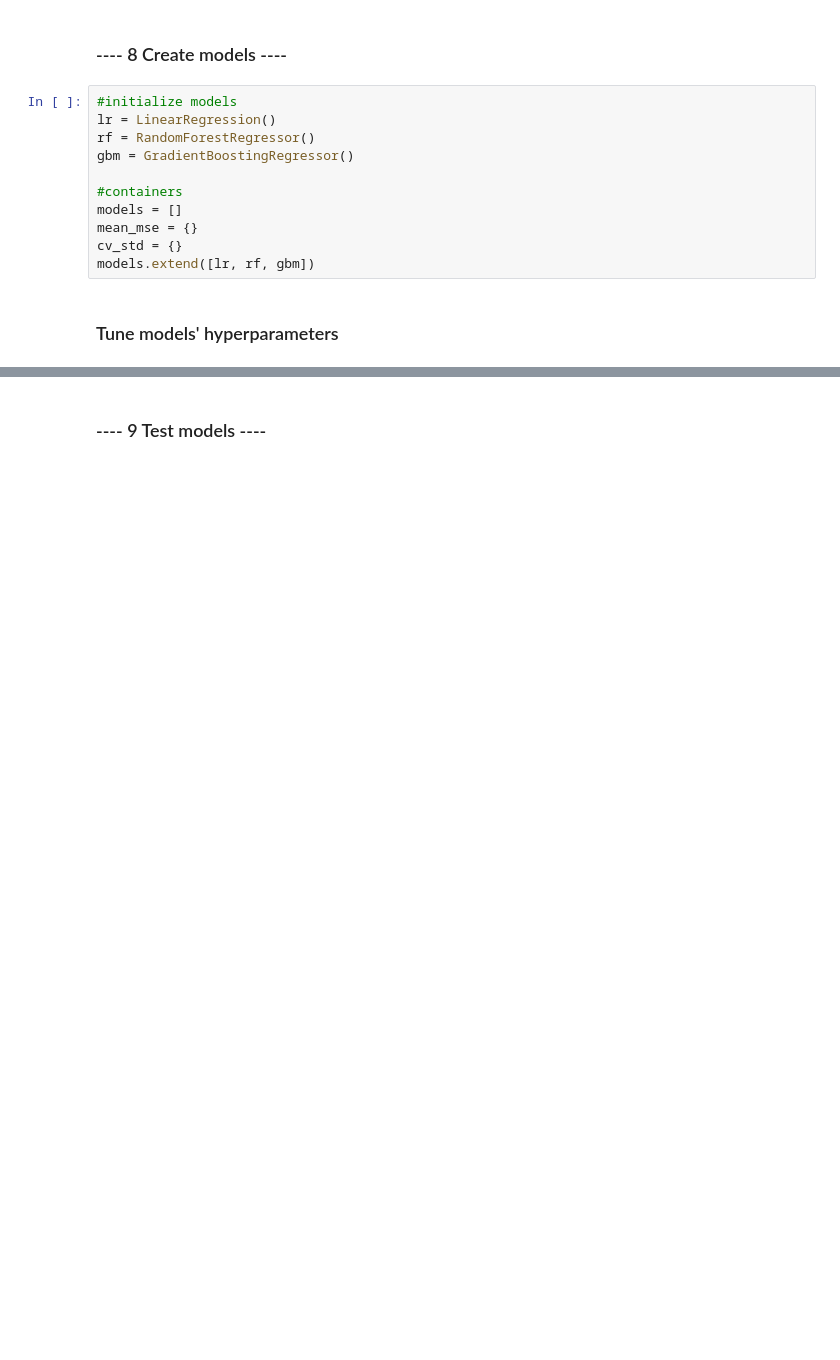
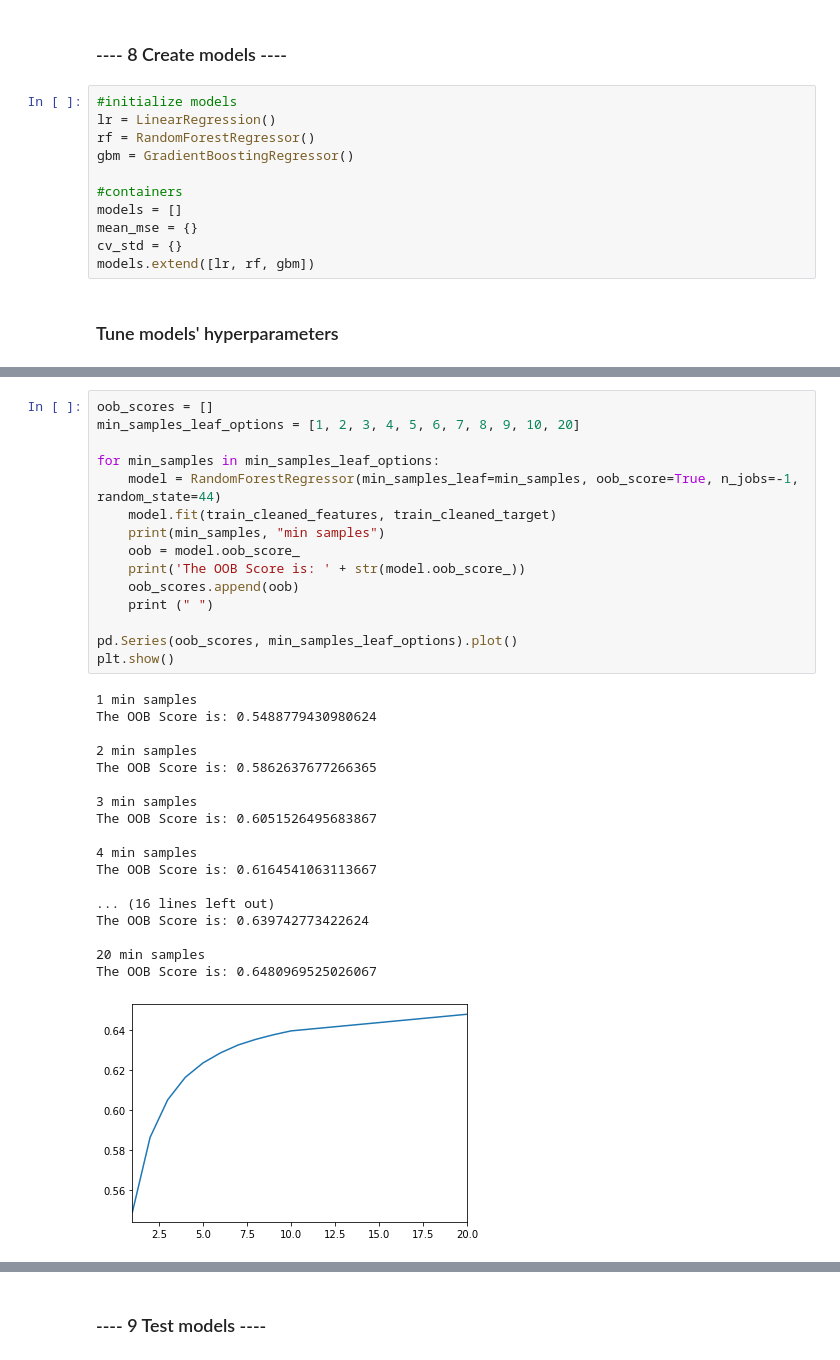
Before and after one commit to HieuNguyen258/Are-we-overpaying-our-employees-, a Jupyter notebook: Salary Prediction Project.ipynb, the cells around one changed output, grey strips where cells are left out. Saved outputs shown, nothing was run; the diff lists cells and outputs as text; blank space fills up the shorter version.

```diff
--- a/Salary Prediction Project.ipynb
+++ b/Salary Prediction Project.ipynb
@@ -612,0 +660,34 @@ models.extend([lr, rf, gbm])
+# %%
+oob_scores = []
+min_samples_leaf_options = [1, 2, 3, 4, 5, 6, 7, 8, 9, 10, 20]
+
+for min_samples in min_samples_leaf_options:
+    model = RandomForestRegressor(min_samples_leaf=min_samples, oob_score=True, n_jobs=-1, random_state=44)
+    model.fit(train_cleaned_features, train_cleaned_target)
+    print(min_samples, "min samples")
+    oob = model.oob_score_
+    print('The OOB Score is: ' + str(model.oob_score_))
+    oob_scores.append(oob)
+    print (" ")
+
+pd.Series(oob_scores, min_samples_leaf_options).plot()
+plt.show()
+# %% [output]
+1 min samples
+The OOB Score is: 0.5488779430980624
+
+2 min samples
+The OOB Score is: 0.5862637677266365
+
+3 min samples
+The OOB Score is: 0.6051526495683867
+
+4 min samples
+The OOB Score is: 0.6164541063113667
+
+... (16 lines left out)
+The OOB Score is: 0.639742773422624
+
+20 min samples
+The OOB Score is: 0.6480969525026067
+[figure, added]
```
Also changed, not shown: parts of 16 cells of this notebook.
